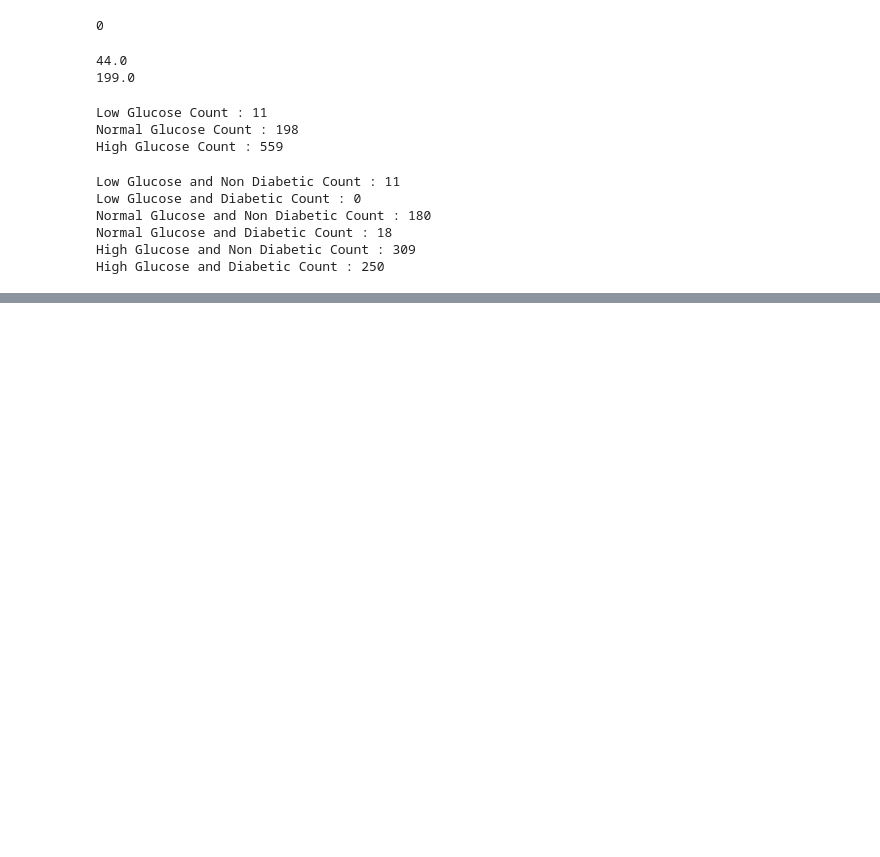
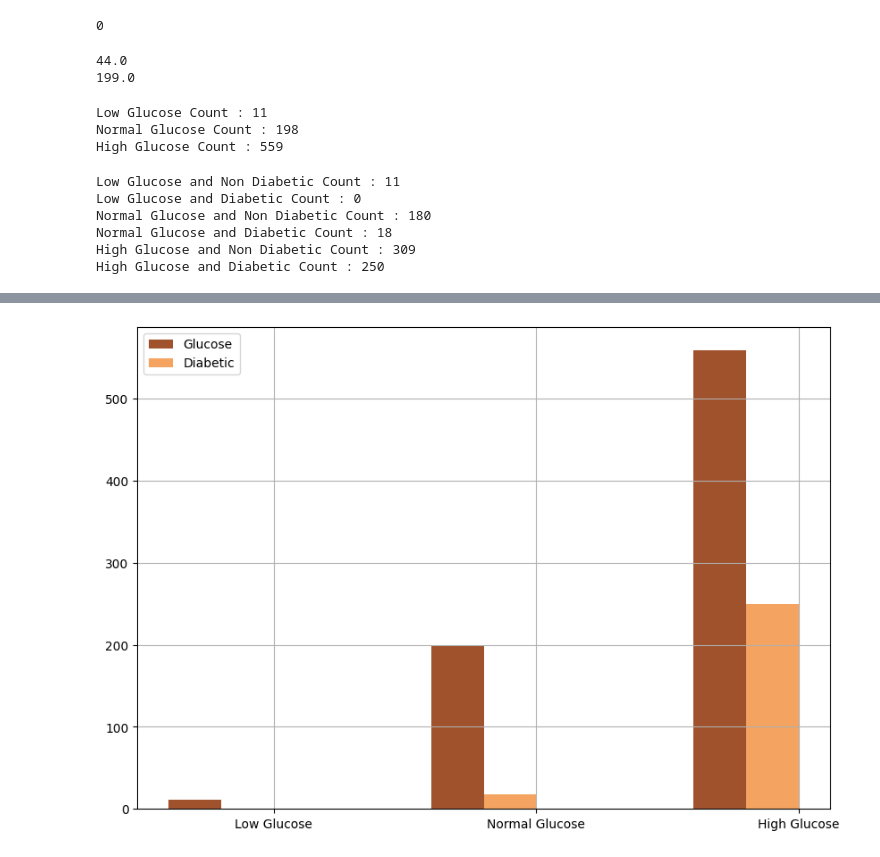
Before and after one commit to hafsatariq18/Diabetes-dataset, a Jupyter notebook: Diabetes Dataset.ipynb, the cells around one changed output, grey strips where cells are left out. Cells and saved outputs as stored; diff of their text form; code cells hidden in the pictures; blank space fills up the shorter version.

```diff
--- a/Diabetes Dataset.ipynb
+++ b/Diabetes Dataset.ipynb
@@ -165,0 +193,15 @@ High Glucose and Diabetic Count : 250
+# %%
+Glucose=[low_glucose,normal_glucose,high_glucose]
+Diabetic=[low_glucose_diabetic,normal_glucose_diabetic,high_glucose_diabetic]
+x=['Low Glucose' ,'Normal Glucose' ,'High Glucose']
+xpos=np.arange(len(x))
+plt.figure(figsize=(10,7))
+barwidth=0.2
+plt.bar(xpos,Glucose,color="sienna",width=barwidth,label='Glucose')
+plt.bar(xpos+0.2,Diabetic,color="sandybrown",width=barwidth,label='Diabetic')
+plt.legend()
+plt.xticks(xpos+0.3,x)
+plt.grid()
+plt.show()
+# %% [output]
+[figure, added]
```
Also changed, not shown: parts of 3 cells of this notebook.
